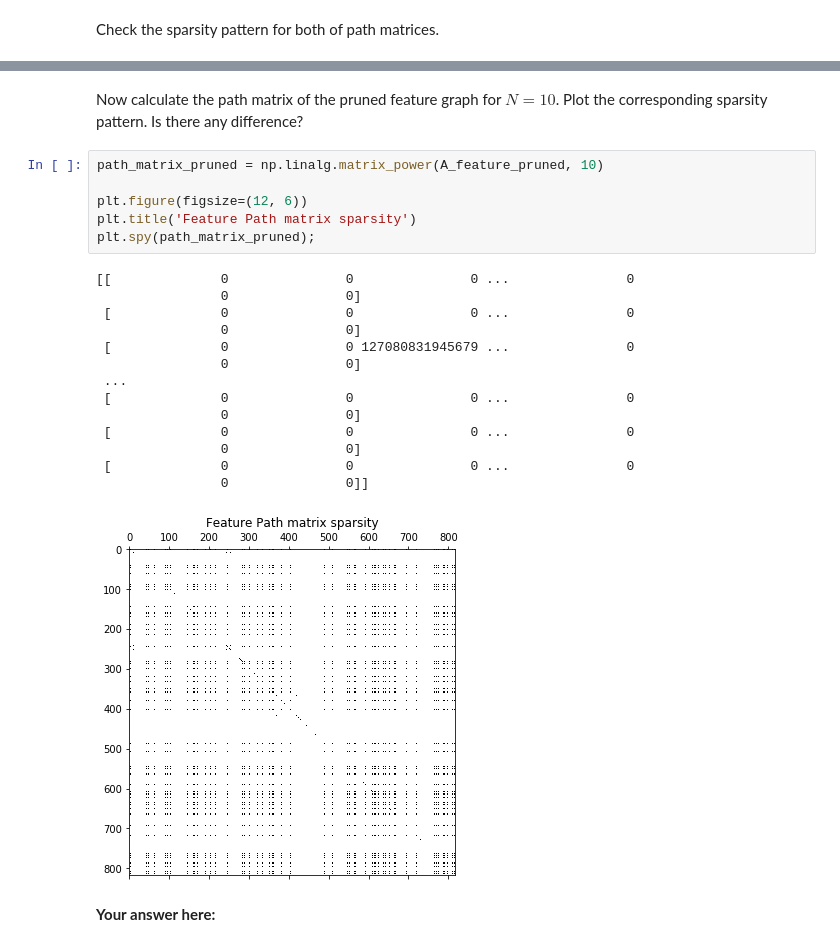
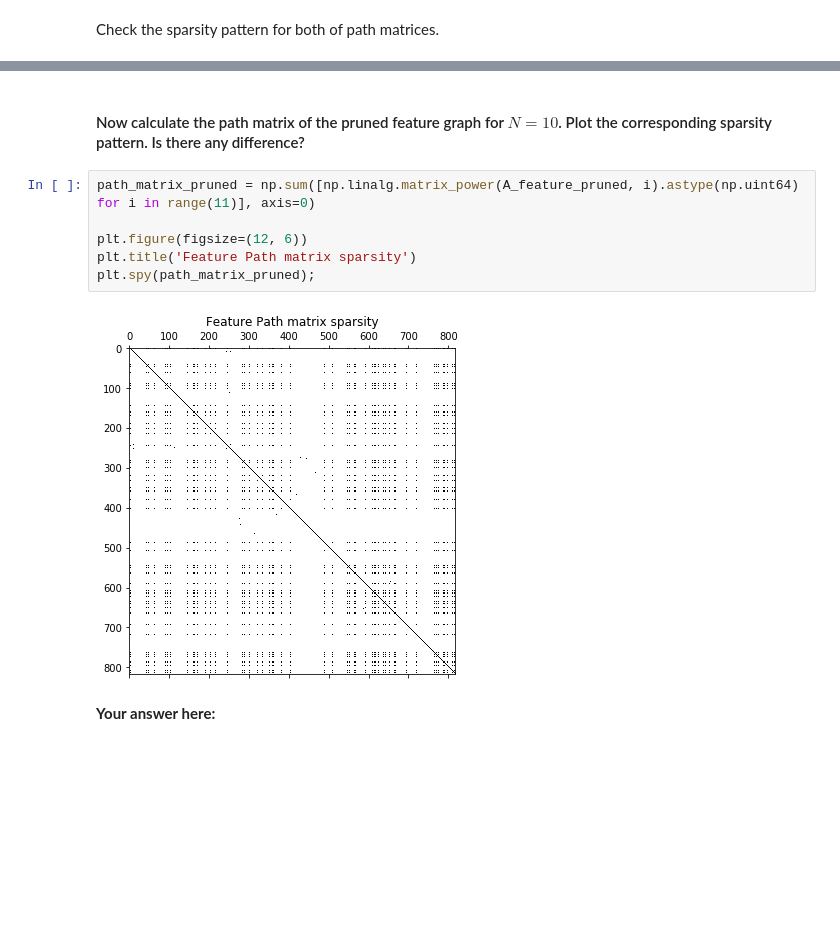
Before and after one commit to JelenaBanjac/network-science-and-graphs, a Jupyter notebook: 1_network_science.ipynb, the cells around one changed output, grey strips where cells are left out. Drawn from its saved outputs; the diff is of its cells as text; blank space fills up the shorter version.

```diff
--- a/1_network_science.ipynb
+++ b/1_network_science.ipynb
@@ -392,26 +418,13 @@ axes[1].spy(path_matrix_feature);
 # %% [markdown]
-Now calculate the path matrix of the pruned feature graph for $N=10$. Plot the corresponding sparsity pattern. Is there any difference?
+#### Now calculate the path matrix of the pruned feature graph for $N=10$. Plot the corresponding sparsity pattern. Is there any difference?
 # %%
-path_matrix_pruned = np.linalg.matrix_power(A_feature_pruned, 10)
+path_matrix_pruned = np.sum([np.linalg.matrix_power(A_feature_pruned, i).astype(np.uint64) for i in range(11)], axis=0)
 
 plt.figure(figsize=(12, 6))
 plt.title('Feature Path matrix sparsity')
 plt.spy(path_matrix_pruned);
 # %% [output]
-[[              0               0               0 ...               0
-                0               0]
- [              0               0               0 ...               0
-                0               0]
- [              0               0 127080831945679 ...               0
-                0               0]
- ...
- [              0               0               0 ...               0
-                0               0]
- [              0               0               0 ...               0
-                0               0]
- [              0               0               0 ...               0
-                0               0]]
-[figure, old version]
+[figure, new version]
 # %% [markdown]
 **Your answer here:**
 # %% [markdown]
```
Also changed, not shown: parts of 36 cells of this notebook.
